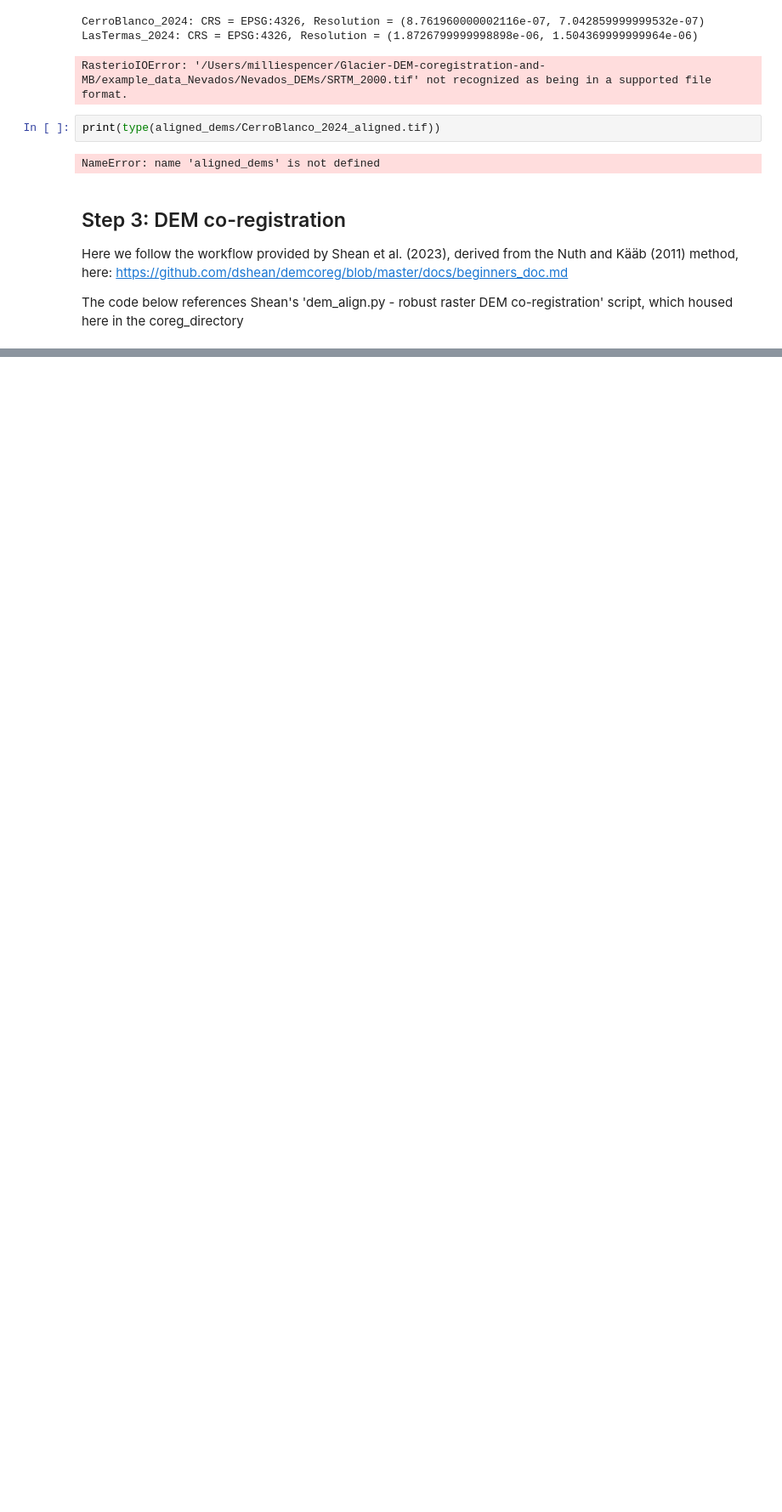
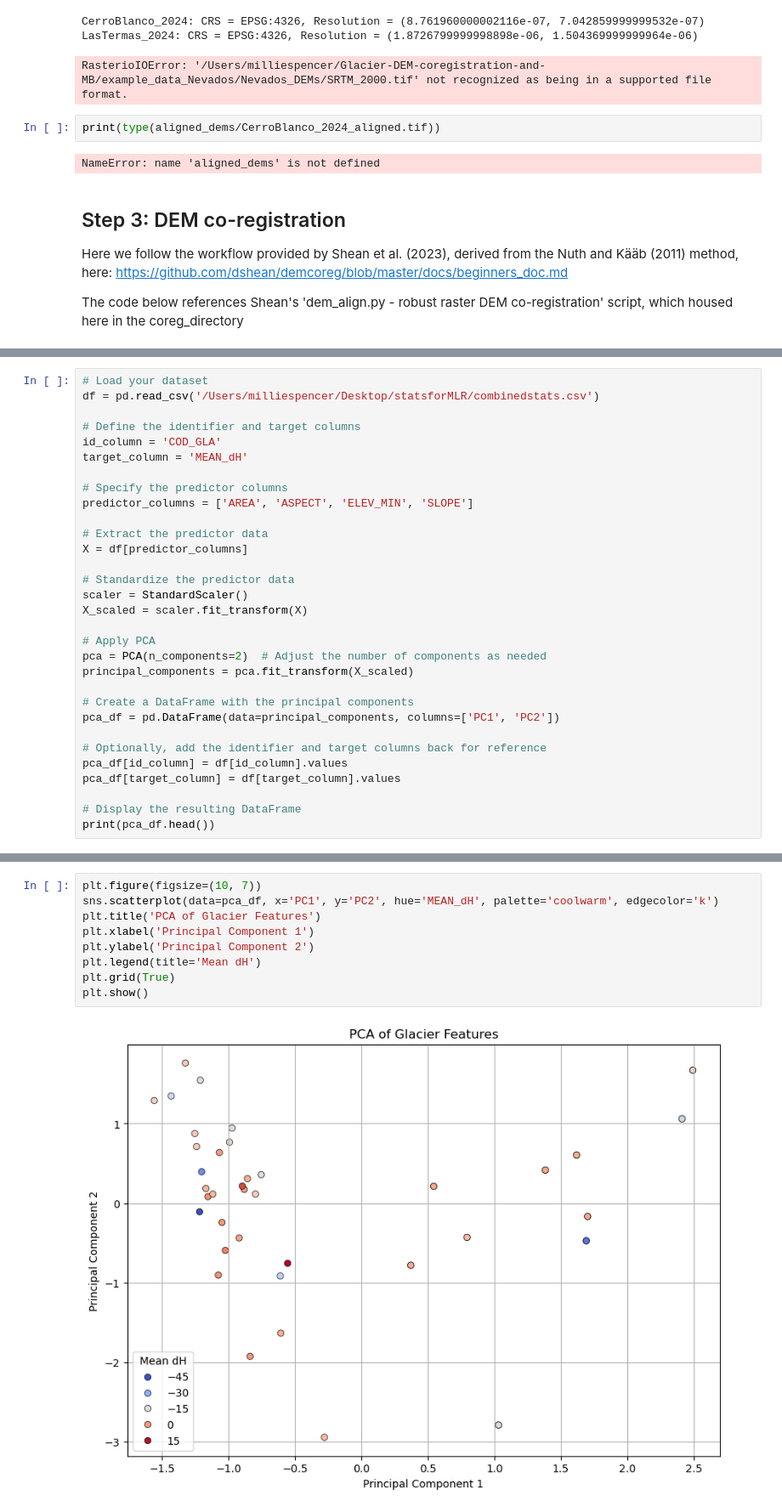
Before and after one commit to millie-spencer/Glacier-DEM-Co-registration-and-Geodetic-Mass-Balance-Workflow-, a Jupyter notebook: workflow.ipynb, the cells around one changed output, grey strips where cells are left out. Shown at 85% size. Cells and saved outputs as stored; diff of their text form; blank space fills up the shorter version.

```diff
--- a/workflow.ipynb
+++ b/workflow.ipynb
@@ -323,0 +485,31 @@ Loading the DEMs, reprojecting the DEMs to the same spatial reference system, an
+# %%
+# Load your dataset
+df = pd.read_csv('/Users/milliespencer/Desktop/statsforMLR/combinedstats.csv')
+
+# Define the identifier and target columns
+id_column = 'COD_GLA'
+target_column = 'MEAN_dH'
+
+# Specify the predictor columns
+predictor_columns = ['AREA', 'ASPECT', 'ELEV_MIN', 'SLOPE']
+
+# Extract the predictor data
+X = df[predictor_columns]
+
+# Standardize the predictor data
+scaler = StandardScaler()
+X_scaled = scaler.fit_transform(X)
+
+# Apply PCA
+pca = PCA(n_components=2)  # Adjust the number of components as needed
+principal_components = pca.fit_transform(X_scaled)
+
+# Create a DataFrame with the principal components
+pca_df = pd.DataFrame(data=principal_components, columns=['PC1', 'PC2'])
+
+# Optionally, add the identifier and target columns back for reference
+pca_df[id_column] = df[id_column].values
+pca_df[target_column] = df[target_column].values
+
+# Display the resulting DataFrame
+print(pca_df.head())
@@ -323,0 +527,11 @@ Loading the DEMs, reprojecting the DEMs to the same spatial reference system, an
+# %%
+plt.figure(figsize=(10, 7))
+sns.scatterplot(data=pca_df, x='PC1', y='PC2', hue='MEAN_dH', palette='coolwarm', edgecolor='k')
+plt.title('PCA of Glacier Features')
+plt.xlabel('Principal Component 1')
+plt.ylabel('Principal Component 2')
+plt.legend(title='Mean dH')
+plt.grid(True)
+plt.show()
+# %% [output]
+[figure, added]
```
Also changed, not shown: parts of 22 cells of this notebook.
